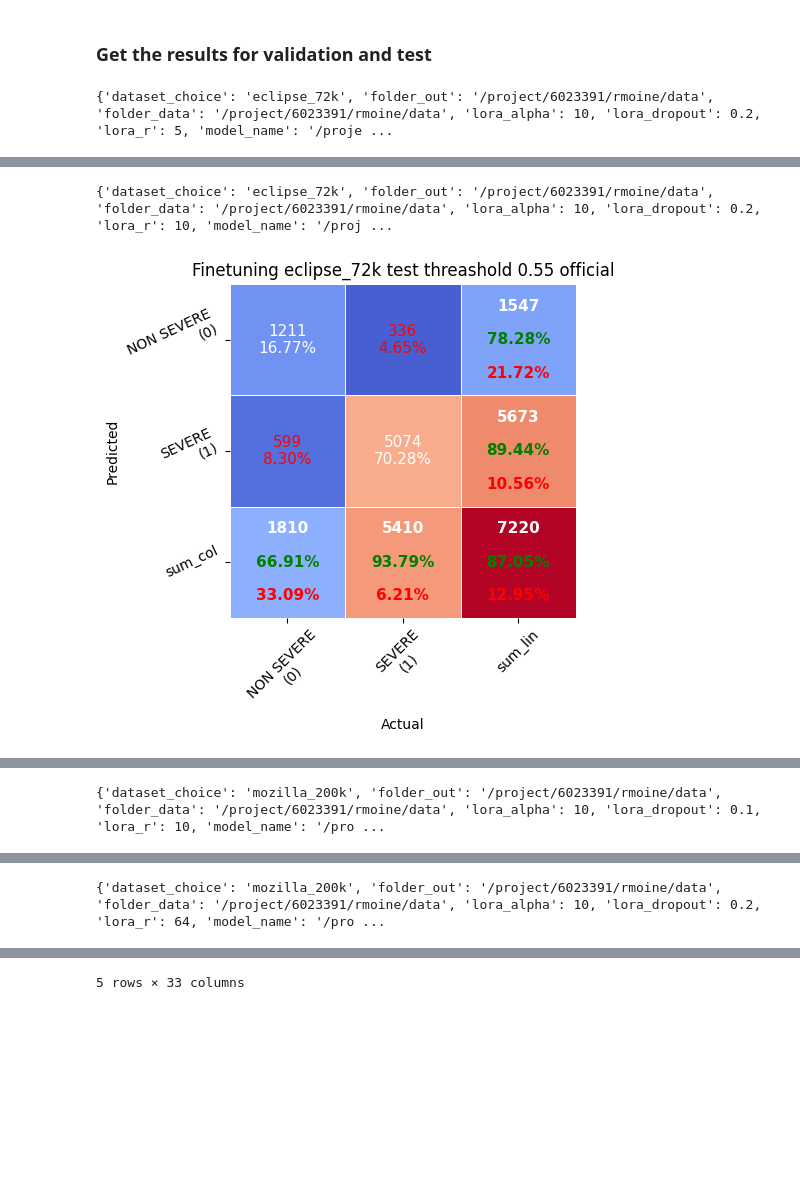
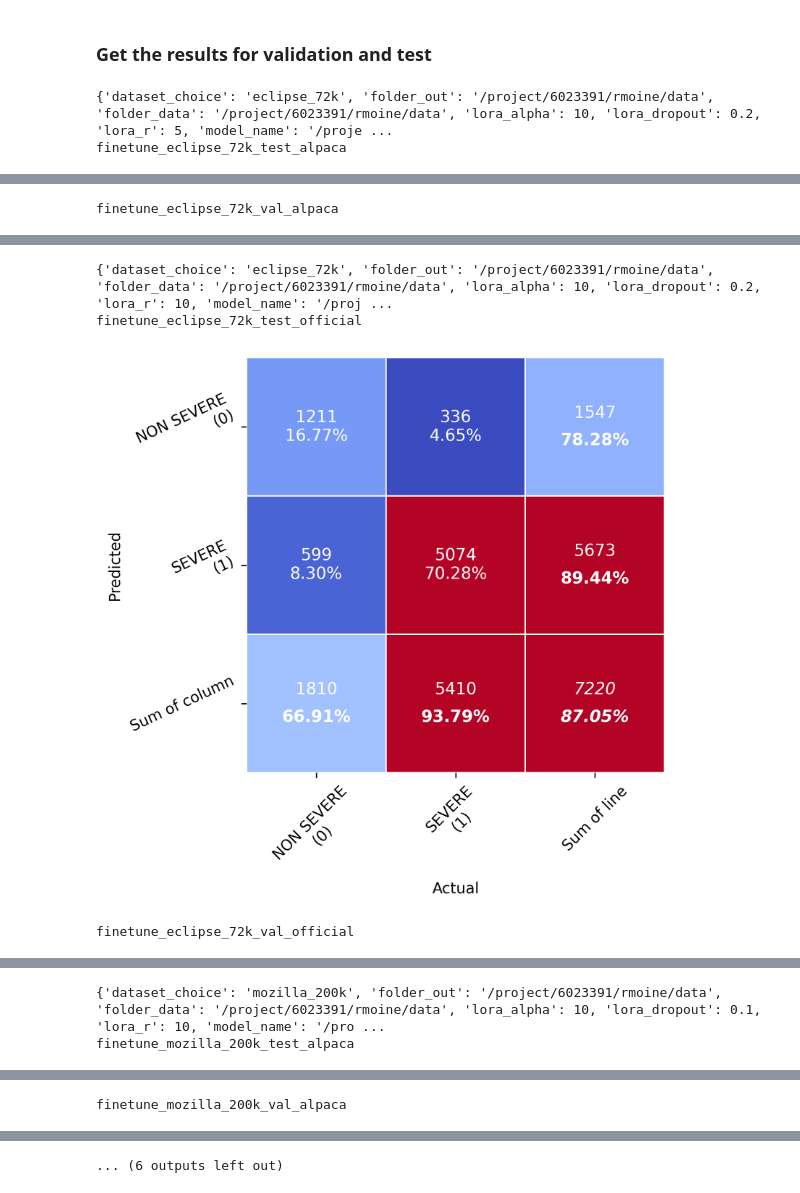
Before and after one commit to AndressaStefany/severityPrediction, a Jupyter notebook: src/llm/fineuning_results.ipynb, the cells around one changed output, grey strips where cells are left out. Cells and saved outputs as stored; diff of their text form; code cells hidden in the pictures; blank space fills up the shorter version.

```diff
--- a/src/llm/fineuning_results.ipynb
+++ b/src/llm/fineuning_results.ipynb
@@ -191,7 +187,7 @@ for dataset_choice in df["dataset_choice"].unique():
         #     id=dataset_choice,
         #     title=f""
         # )
-        # dump_to_optuna(df_dataset, metric="roc_auc",interesting_parameters=interesting_parameters, name=f"{dataset_choice}_{prompt_id}")
+        dump_to_optuna(df_dataset, metric="roc_auc",interesting_parameters=interesting_parameters, name=f"{dataset_choice}_{prompt_id}")
         dest_folder = root / "redo" / f"{best['path_data_folder']}_redo"
         # if dest_folder.exists():
         #     dest_folder.rmdir()
@@ -203,9 +199,9 @@ for dataset_choice in df["dataset_choice"].unique():
                 epoch_checkpoint = json.load(fp)['log_history'][-1]['epoch']
             if epoch_checkpoint == best['epoch']:
                 best['resume_from_checkpoint'] = f"./data/{f.parent.stem}/{f.stem}/"
-        # with open(dest_folder / "redo.json", "w") as fp:
-        #     best["id_name"] = best["id"]
-        #     json.dump(best, fp)
+        with open(dest_folder / "redo.json", "w") as fp:
+            best["id_name"] = best["id"]
+            json.dump(best, fp)
         # generate_finetune_evaluation(dest_folder.resolve())
 # %% [output]
 {'index': 69, 'roc_auc': 0.9063390176, 'threshold': 0.3415825069, 'epoch': 2, 'dataset_type': 'val', 'confusion_matrix': [[2511, 1107], [779, 10041]], 'f1': [0.7269832079, 0.9141478514], 'accuracy': 8 ...
@@ -287,13 +355,19 @@ for f in redo_folders:
         dataset_choice = parameters["dataset_choice"]
         prompt_id = parameters["prompt_id"]
         conf_matrix_name = dataset_type
-        compute_metrics_from_files(
+        print(f"finetune_{dataset_choice}_{conf_matrix_name}_{prompt_id}")
+        plot_confusion(
             conf_matrix=np.array(confusion_matrix),
-            f1=f1,
-            folder_out=root,
-            title=f"Finetuning {dataset_choice} {conf_matrix_name} threashold {best_threshold:.2f} {prompt_id}",
+            unique_values=[0,1],
+            title=f"",
+            backend=None,
+            folder_path=root,
             id=f"finetune_{dataset_choice}_{conf_matrix_name}_{prompt_id}",
-            backend=None
+            name_tot_line="Sum of line",#\nPrecision\n(Diagonal: Accucy)",
+            name_tot_cols="Sum of column",#\nRecall",
+            complement=False,
+            cmap="coolwarm",
+            shift_max=1.,
         )
         epoch = int(np.ceil(d[-1]['epoch'])) # we use ceil as we want to round up the training epoch
         loss = sum(e['loss'] for e in d)/len(d)
@@ -303,3 +377,4 @@ df = pd.DataFrame(l)
 display(df.head())
 # %% [output]
 {'dataset_choice': 'eclipse_72k', 'folder_out': '/project/6023391/rmoine/data', 'folder_data': '/project/6023391/rmoine/data', 'lora_alpha': 10, 'lora_dropout': 0.2, 'lora_r': 5, 'model_name': '/proje ...
+finetune_eclipse_72k_test_alpaca
@@ -306,0 +382 @@ display(df.head())
+finetune_eclipse_72k_val_alpaca
@@ -308,2 +384,4 @@ display(df.head())
-{'dataset_choice': 'eclipse_72k', 'folder_out': '/project/6023391/rmoine/data', 'folder_data': '/project/6023391/rmoine/data', 'lora_alpha': 10, 'lora_dropout': 0.2, 'lora_r': 10, 'model_name': '/proj ...
+{'dataset_choice': 'eclipse_72k', 'folder_out': '/project/6023391/rmoine/data', 'folder_data': '/project/6023391/rmoine/data', 'lora_alpha': 10, 'lora_dropout': 0.2, 'lora_r': 10, 'model_name': '/proj ...
+finetune_eclipse_72k_test_official
-[figure, old version]
+[figure, new version]
+finetune_eclipse_72k_val_official
@@ -311 +389,2 @@ display(df.head())
-{'dataset_choice': 'mozilla_200k', 'folder_out': '/project/6023391/rmoine/data', 'folder_data': '/project/6023391/rmoine/data', 'lora_alpha': 10, 'lora_dropout': 0.1, 'lora_r': 10, 'model_name': '/pro ...
+{'dataset_choice': 'mozilla_200k', 'folder_out': '/project/6023391/rmoine/data', 'folder_data': '/project/6023391/rmoine/data', 'lora_alpha': 10, 'lora_dropout': 0.1, 'lora_r': 10, 'model_name': '/pro ...
+finetune_mozilla_200k_test_alpaca
@@ -312,0 +392 @@ display(df.head())
+finetune_mozilla_200k_val_alpaca
@@ -314 +393,0 @@ display(df.head())
-{'dataset_choice': 'mozilla_200k', 'folder_out': '/project/6023391/rmoine/data', 'folder_data': '/project/6023391/rmoine/data', 'lora_alpha': 10, 'lora_dropout': 0.2, 'lora_r': 64, 'model_name': '/pro ...
@@ -323 +394 @@ display(df.head())
-5 rows × 33 columns
+... (6 outputs left out)
```
Also changed, not shown: parts of 3 cells of this notebook, 19 other files.
